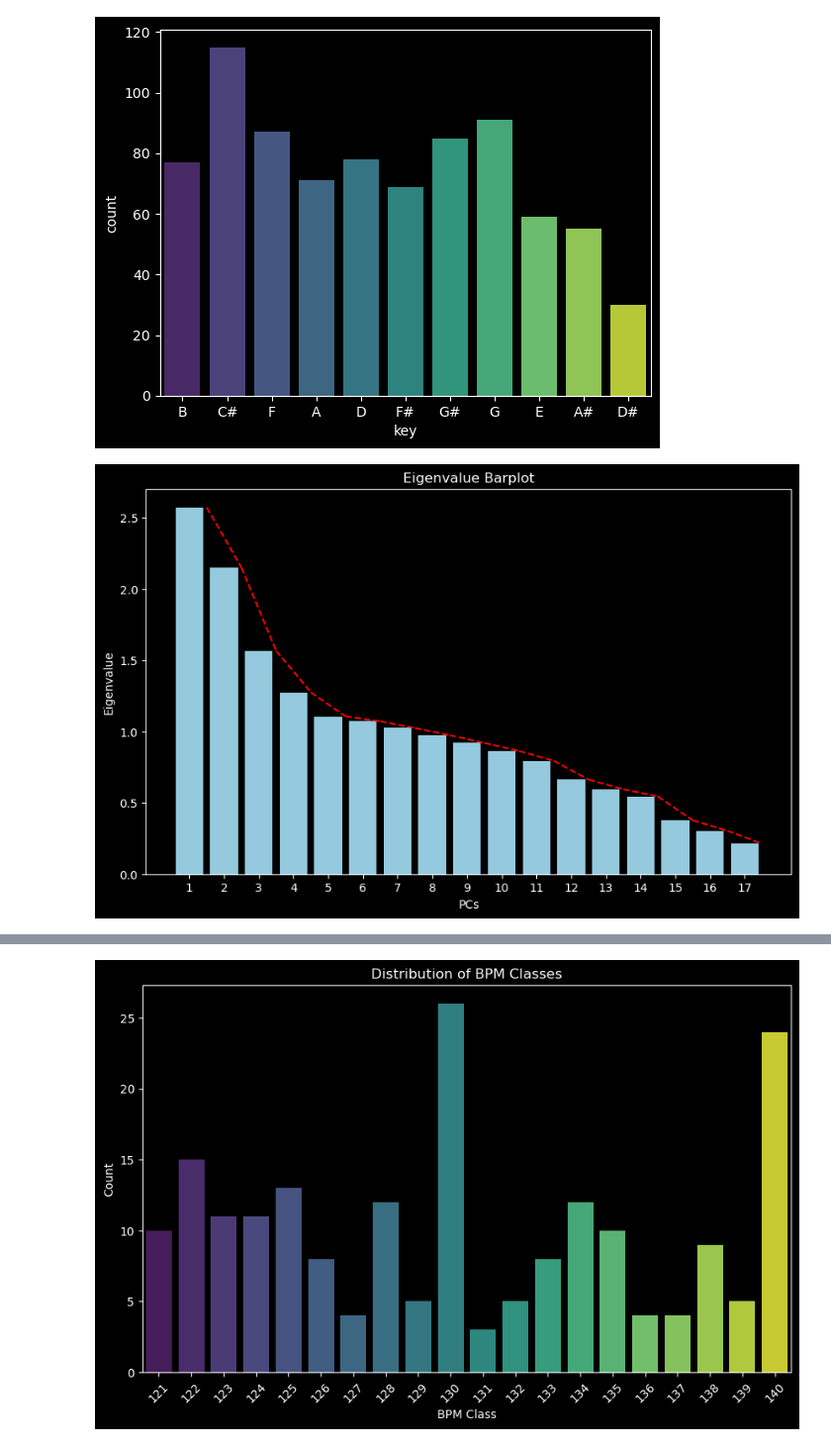
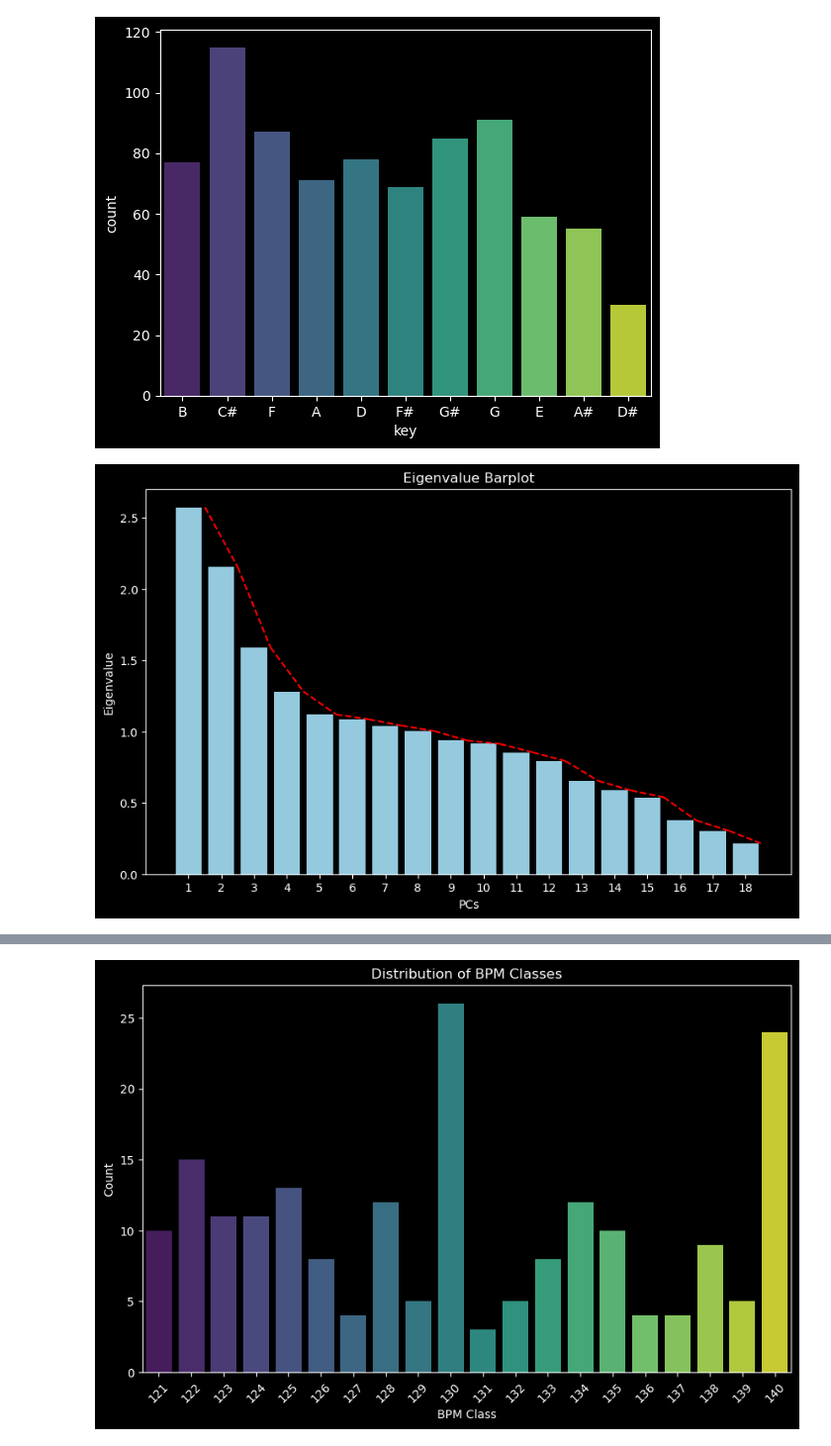
Before and after one commit to ZakITx/SY09_projet, a Jupyter notebook: exploratoire.ipynb, the cells around one changed output, grey strips where cells are left out. Shown at 99% size. Drawn from its saved outputs; the diff is of its cells as text; code cells hidden in the pictures.

```diff
--- a/exploratoire.ipynb
+++ b/exploratoire.ipynb
@@ -75,29 +75,31 @@ sns.countplot(x='key', data=data, palette='viridis')
 [figure]
 # %%
 numerical_df = data.select_dtypes(include=np.number)
+numerical_df['streams'] = pd.to_numeric(data['streams'], errors = 'coerce')
+numerical_df['streams'] = numerical_df['streams'].notna()
 
 # Standardize the data (Z = (X - mean)/sd)
 scaler = StandardScaler()
 scaled_data = scaler.fit_transform(numerical_df)
 
 # Perform PCA
 pca = PCA()
 pca.fit(scaled_data)
 
 # Get the eigenvalues
 eigenvalues = pca.explained_variance_
 
 # Plot the eigenvalues
 plt.figure(figsize=(10, 6))
 sns.barplot(x=np.arange(1, len(eigenvalues) + 1), y=eigenvalues, color='skyblue')
 plt.xlabel('PCs')
 plt.ylabel('Eigenvalue')
 plt.title('Eigenvalue Barplot')
 for i in range(len(eigenvalues) - 1):
     plt.plot([i + 0.5, i + 1.5], [eigenvalues[i], eigenvalues[i + 1]], color='red', linestyle='--')
 plt.show()
 # %% [output]
-[figure, old version]
+[figure, new version]
 # %%
 class_intervals = [(0, 80), (81, 100), (101, 120), (121, 140), (141, 160), (161, 180), (181, float('inf'))]
 class_labels = ['0-80', '81-100', '101-120', '121-140', '141-160', '161-180', '180+']
```
Also changed, not shown: parts of 19 cells of this notebook, 1 other file.
